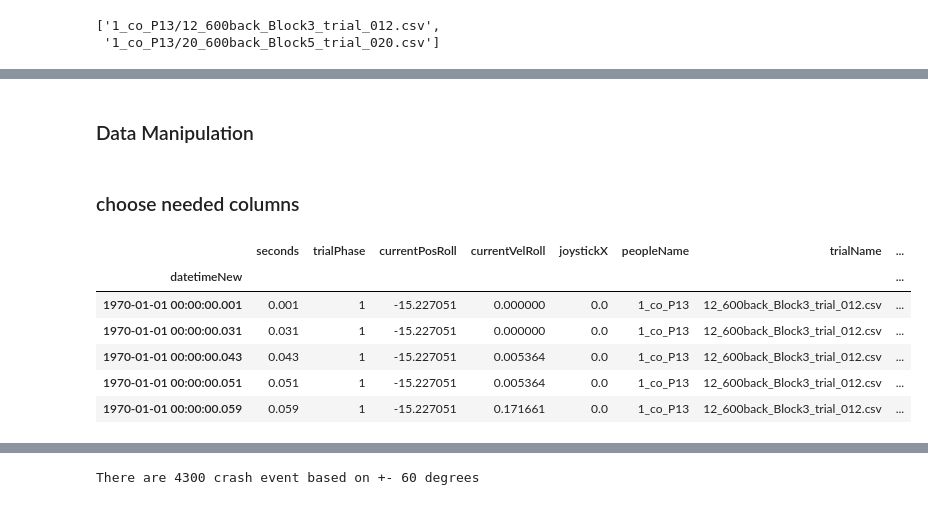
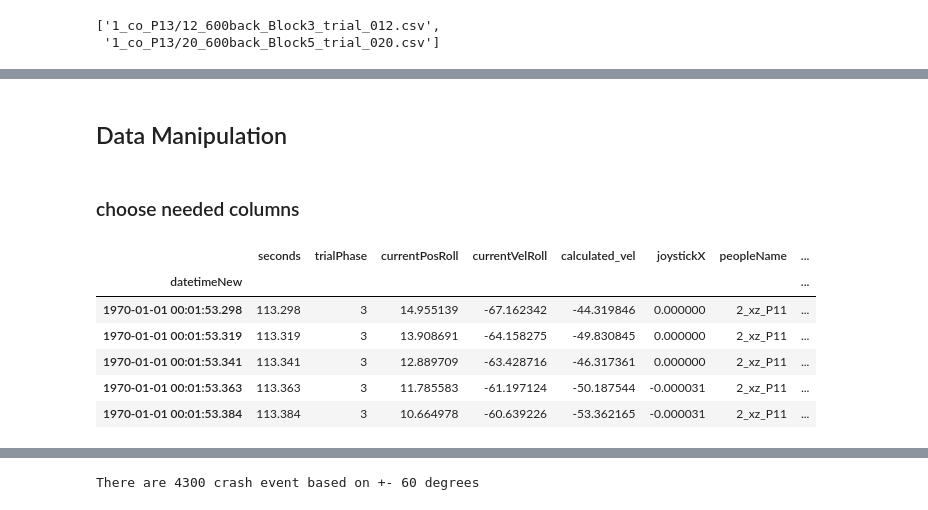
Before and after one commit to yonglin-wang/spacecraft-crash-predictor, a Jupyter notebook: Codes/data .ipynb, the cells around one changed output, grey strips where cells are left out. Cells and saved outputs as stored; diff of their text form; code cells hidden in the pictures.

```diff
--- a/Codes/data .ipynb
+++ b/Codes/data .ipynb
@@ -78,23 +97,23 @@ memory usage: 2.5+ GB
 # %% [markdown]
-### Data Manipulation
+## Data Manipulation
 # %% [markdown]
 ### choose needed columns
 # %%
-# data_all = pd.read_csv('data_all.csv')
+data_all = pd.read_csv('data/data_all.csv')
 
 ##### extract all needed columns ######
-neededCols = ['seconds','trialPhase','currentPosRoll','currentVelRoll',\
+neededCols = ['seconds','trialPhase','currentPosRoll','currentVelRoll','calculated_vel',\
               'joystickX', 'peopleName', 'trialName', 'peopleTrialKey', 'datetimeNew']
 
 data_needed = data_all[neededCols]
 data_needed['datetimeNew'] = pd.to_datetime(data_needed['datetimeNew'])
 data_needed.set_index('datetimeNew', inplace =True)
-data_needed.head()
+data_needed.tail(5)
 # %% [output]
-|  | seconds | trialPhase | currentPosRoll | currentVelRoll | joystickX | peopleName | trialName | ... |
+|  | seconds | trialPhase | currentPosRoll | currentVelRoll | calculated_vel | joystickX | peopleName | ... |
 | datetimeNew |  |  |  |  |  |  |  | ... |
-| 1970-01-01 00:00:00.001 | 0.001 | 1 | -15.227051 | 0.000000 | 0.0 | 1_co_P13 | 12_600back_Block3_trial_012.csv | ... |
-| 1970-01-01 00:00:00.031 | 0.031 | 1 | -15.227051 | 0.000000 | 0.0 | 1_co_P13 | 12_600back_Block3_trial_012.csv | ... |
-| 1970-01-01 00:00:00.043 | 0.043 | 1 | -15.227051 | 0.005364 | 0.0 | 1_co_P13 | 12_600back_Block3_trial_012.csv | ... |
-| 1970-01-01 00:00:00.051 | 0.051 | 1 | -15.227051 | 0.005364 | 0.0 | 1_co_P13 | 12_600back_Block3_trial_012.csv | ... |
-| 1970-01-01 00:00:00.059 | 0.059 | 1 | -15.227051 | 0.171661 | 0.0 | 1_co_P13 | 12_600back_Block3_trial_012.csv | ... |
+| 1970-01-01 00:01:53.298 | 113.298 | 3 | 14.955139 | -67.162342 | -44.319846 | 0.000000 | 2_xz_P11 | ... |
+| 1970-01-01 00:01:53.319 | 113.319 | 3 | 13.908691 | -64.158275 | -49.830845 | 0.000000 | 2_xz_P11 | ... |
+| 1970-01-01 00:01:53.341 | 113.341 | 3 | 12.889709 | -63.428716 | -46.317361 | 0.000000 | 2_xz_P11 | ... |
+| 1970-01-01 00:01:53.363 | 113.363 | 3 | 11.785583 | -61.197124 | -50.187544 | -0.000031 | 2_xz_P11 | ... |
+| 1970-01-01 00:01:53.384 | 113.384 | 3 | 10.664978 | -60.639226 | -53.362165 | -0.000031 | 2_xz_P11 | ... |
```
Also changed, not shown: parts of 58 cells of this notebook.
